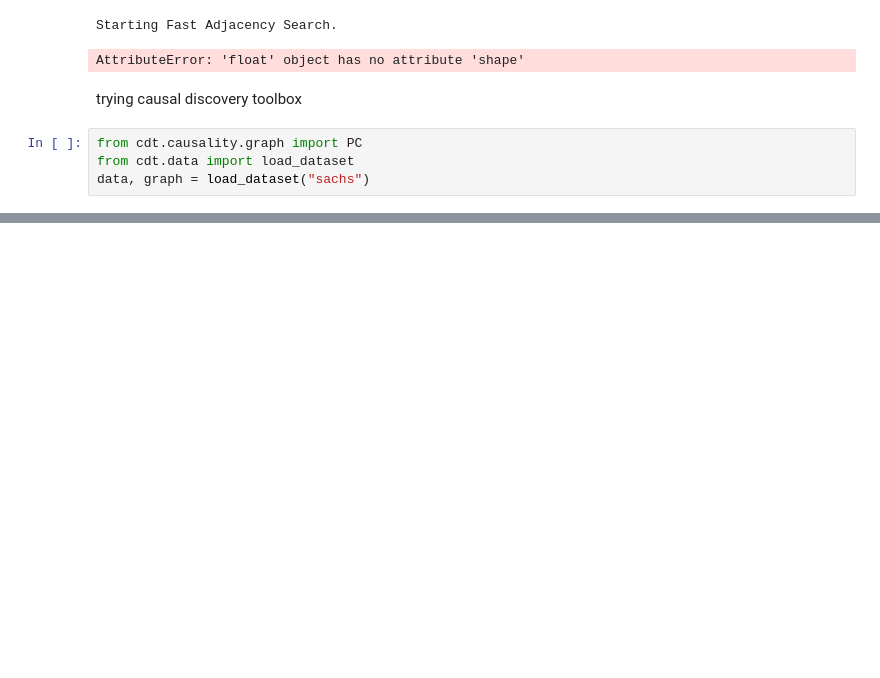
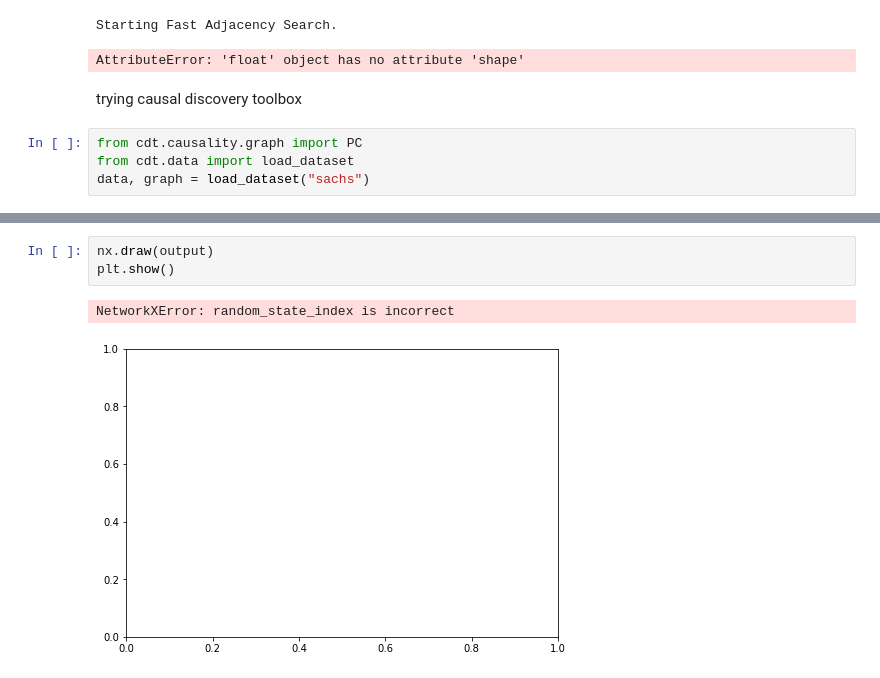
Before and after one commit to Shruti-Kaushal/Comparison-of-COVID19-other-Viral-Respiratory-Diseases, a Jupyter notebook: Causal graphs - structure learning.ipynb, the cells around one changed output, grey strips where cells are left out. Saved outputs shown, nothing was run; the diff lists cells and outputs as text; blank space fills up the shorter version.

```diff
--- a/Causal graphs - structure learning.ipynb
+++ b/Causal graphs - structure learning.ipynb
@@ -60,0 +61,6 @@ ImportError: R Package (k)pcalg/RCIT is not available. RCIT has to be installed
+# %%
+nx.draw(output)
+plt.show()
+# %% [output]
+NetworkXError: random_state_index is incorrect
+[figure, added]
```
Also changed, not shown: parts of 2 cells of this notebook.
